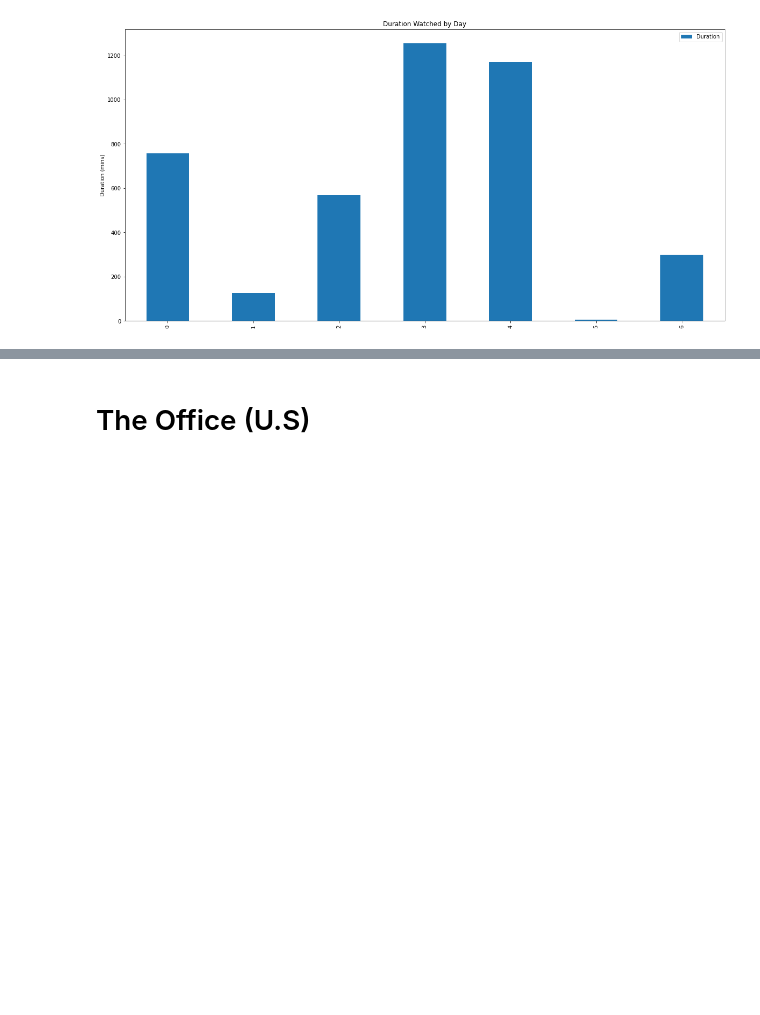
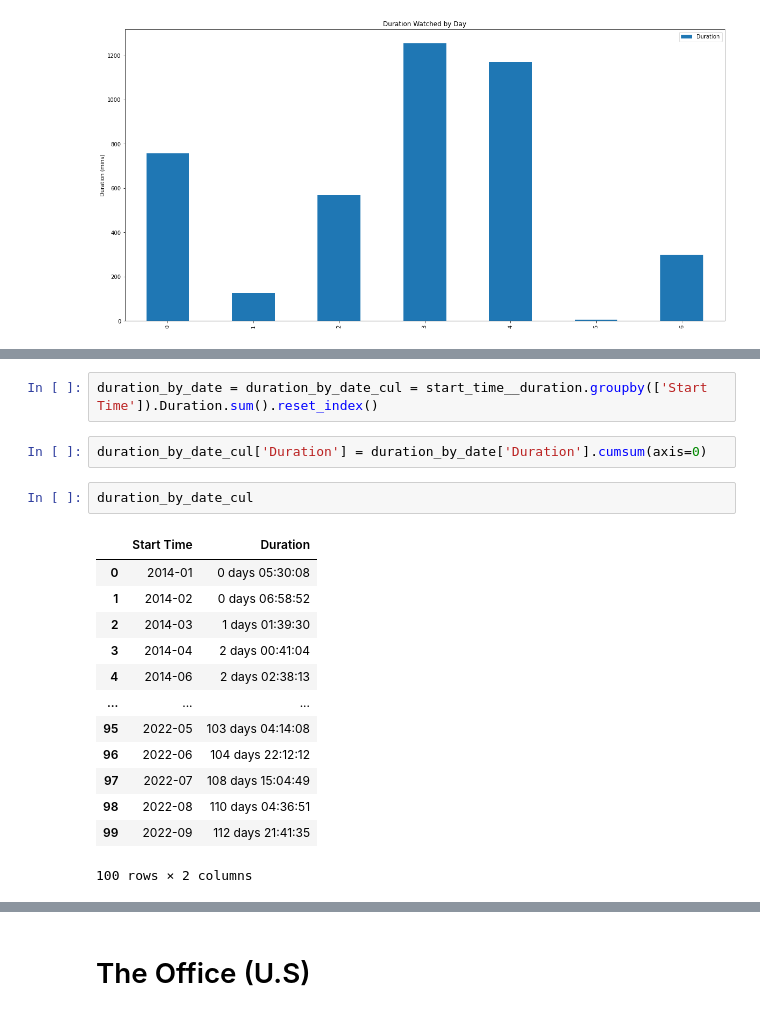
Before and after one commit to SandersJack/NetflixDataAnalysis, a Jupyter notebook: Content_interaction.ipynb, the cells around one changed output, grey strips where cells are left out. Saved outputs shown, nothing was run; the diff lists cells and outputs as text; blank space fills up the shorter version.

```diff
--- a/Content_interaction.ipynb
+++ b/Content_interaction.ipynb
@@ -121,0 +133,20 @@ Text(0, 0.5, 'Duration (mins)')
+# %%
+duration_by_date = duration_by_date_cul = start_time__duration.groupby(['Start Time']).Duration.sum().reset_index()
+# %%
+duration_by_date_cul['Duration'] = duration_by_date['Duration'].cumsum(axis=0)
+# %%
+duration_by_date_cul
+# %% [output]
+|  | Start Time | Duration |
+| 0 | 2014-01 | 0 days 05:30:08 |
+| 1 | 2014-02 | 0 days 06:58:52 |
+| 2 | 2014-03 | 1 days 01:39:30 |
+| 3 | 2014-04 | 2 days 00:41:04 |
+| 4 | 2014-06 | 2 days 02:38:13 |
+| ... | ... | ... |
+| 95 | 2022-05 | 103 days 04:14:08 |
+| 96 | 2022-06 | 104 days 22:12:12 |
+| 97 | 2022-07 | 108 days 15:04:49 |
+| 98 | 2022-08 | 110 days 04:36:51 |
+| 99 | 2022-09 | 112 days 21:41:35 |
+100 rows × 2 columns
```
Also changed, not shown: parts of 4 cells of this notebook.
